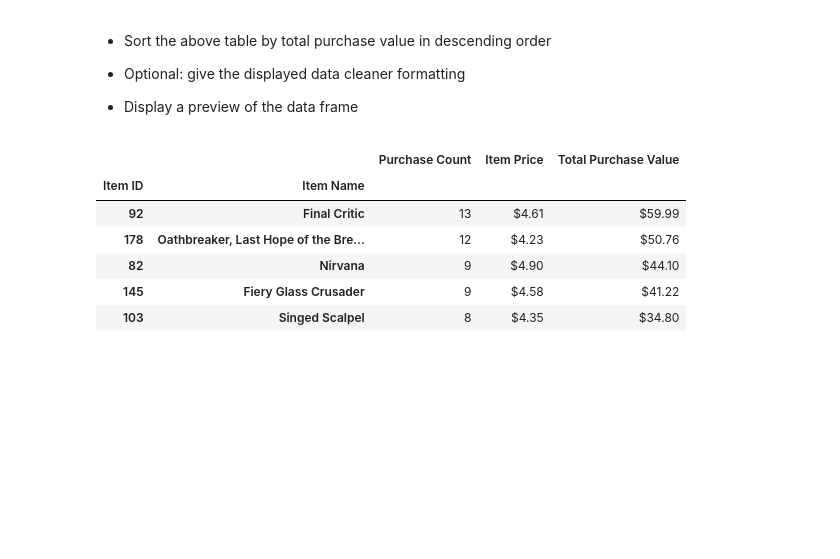
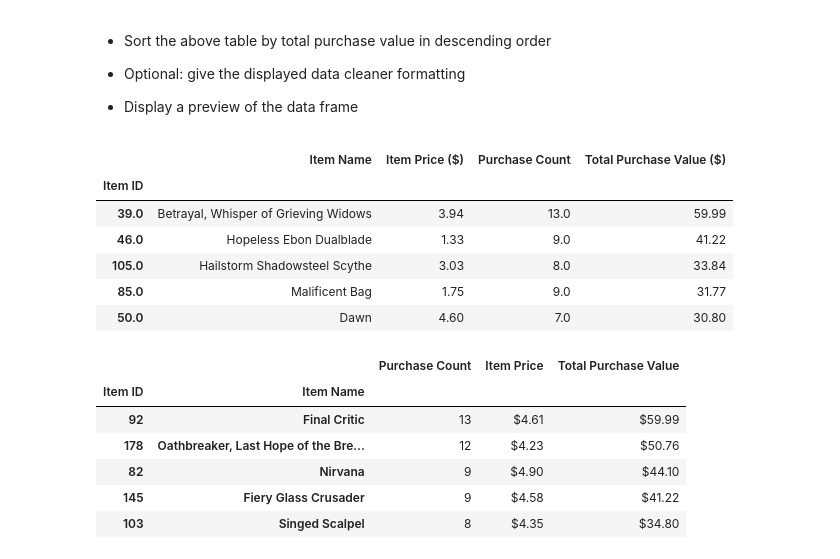
Before and after one commit to JMazick/pandas-challenge, a Jupyter notebook: HeroesOfPymoli/HeroesOfPymoli_starter.ipynb, the cells around one changed output. Cells and saved outputs as stored; diff of their text form; code cells hidden in the pictures; blank space fills up the shorter version.

```diff
--- a/HeroesOfPymoli/HeroesOfPymoli_starter.ipynb
+++ b/HeroesOfPymoli/HeroesOfPymoli_starter.ipynb
@@ -766,6 +776,18 @@ most_popular_items
 
 
 * Display a preview of the data frame
+# %%
+most_profitable_items = most_popular_items.sort_values(by='Total Purchase Value ($)', ascending=False)
+most_profitable_items = most_profitable_items.head(5)
+most_profitable_items
+# %% [output]
+|  | Item Name | Item Price ($) | Purchase Count | Total Purchase Value ($) |
+| Item ID |  |  |  |  |
+| 39.0 | Betrayal, Whisper of Grieving Widows | 3.94 | 13.0 | 59.99 |
+| 46.0 | Hopeless Ebon Dualblade | 1.33 | 9.0 | 41.22 |
+| 105.0 | Hailstorm Shadowsteel Scythe | 3.03 | 8.0 | 33.84 |
+| 85.0 | Malificent Bag | 1.75 | 9.0 | 31.77 |
+| 50.0 | Dawn | 4.60 | 7.0 | 30.80 |
 # %%
 # %% [output]
 |  |  | Purchase Count | Item Price | Total Purchase Value |
```
Also changed, not shown: parts of 4 cells of this notebook.
